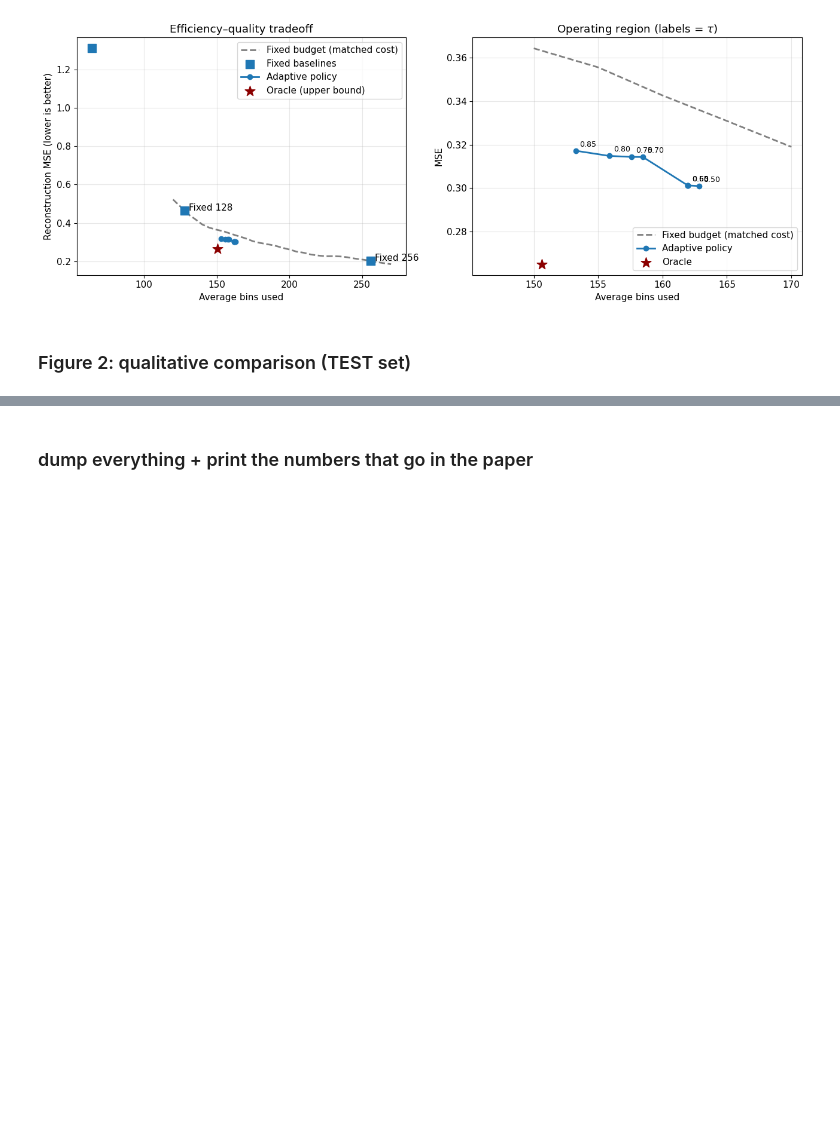
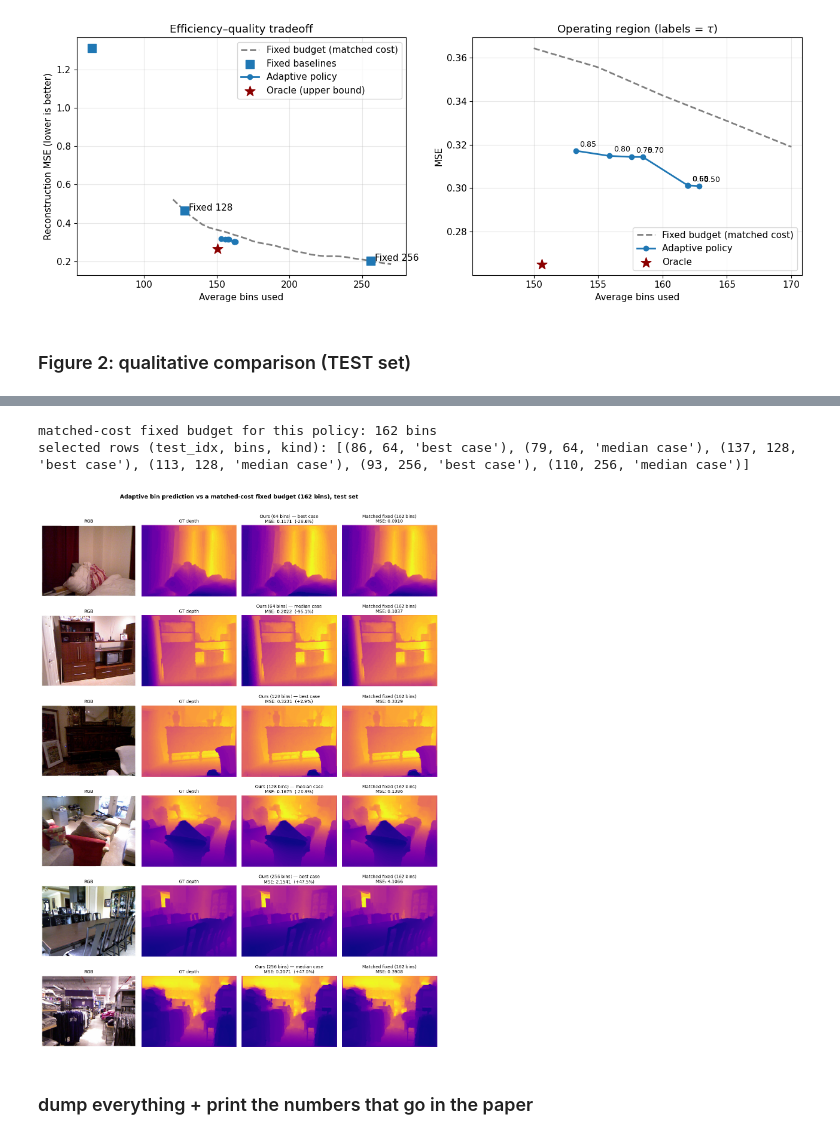
Before and after one commit to Series-Parallel/Machine_in_Deep_Learning, a Jupyter notebook: Bin_Budget_Prediction.ipynb, the cells around one changed output, grey strips where cells are left out. Saved outputs shown, nothing was run; the diff lists cells and outputs as text; code cells hidden in the pictures; blank space fills up the shorter version.

```diff
--- a/Bin_Budget_Prediction.ipynb
+++ b/Bin_Budget_Prediction.ipynb
@@ -919,3 +861,82 @@ selected rows (test_idx, bins): [(86, 64), (79, 64), (124, 128), (44, 128), (6,
+# %%
+# ---------------------------------------------------------------------------
+# CELL 16 (corrected) — qualitative figure vs the MATCHED-COST fixed budget
+#
+# The previous version compared each adaptive reconstruction against fixed-256.
+# That is the comparison Section 5.2 explicitly argues is not the right one:
+# a policy spending ~162 bins on average should be judged against a fixed
+# budget of ~162 bins. Comparing 64 bins to 256 bins loses by construction,
+# which is why every row of the old figure showed a negative delta.
+# ---------------------------------------------------------------------------
+chosen_all = apply_policy(test_probs, CHOSEN_TAU, tau_low=CHOSEN_TAU_LOW)
+MATCHED = int(round(float(np.mean(chosen_all))))      # 162 at tau = 0.65
+print(f"matched-cost fixed budget for this policy: {MATCHED} bins")
+
+# For each budget, pick a favourable case and a typical (median) case,
+# ranked by how the policy does against the MATCHED fixed budget.
+rows = []
+for target in [64, 128, 256]:
+    cands = [(pos, ti) for pos, (ti, b) in enumerate(zip(test_order, chosen_all))
+             if b == target]
+    if not cands:
+        print(f"  no test image assigned {target} bins")
+        continue
+
+    scored = []
+    for pos, ti in cands:
+        d = np.array(Image.open(test_depth_p[ti]))
+        ours    = mse(d, quantize_depth(d, target))
+        matched = mse(d, quantize_depth(d, MATCHED))
+        scored.append((ours - matched, ti, target))   # negative = we win
+    scored.sort(key=lambda x: x[0])
+
+    rows.append((scored[0][1], scored[0][2], "best case"))
+    if len(scored) > 2:
+        mid = scored[len(scored) // 2]
+        rows.append((mid[1], mid[2], "median case"))
+
+print("selected rows (test_idx, bins, kind):", rows)
+N_SHOW = len(rows)
+
+fig, axes = plt.subplots(N_SHOW, 4, figsize=(13, 3.0 * N_SHOW))
+if N_SHOW == 1:
+    axes = axes.reshape(1, -1)
+
+for row, (ti, bins_pred, kind) in enumerate(rows):
+    img   = Image.open(test_rgb[ti]).convert("RGB")
+    depth = np.array(Image.open(test_depth_p[ti]))
+
+    ours    = quantize_depth(depth, bins_pred)
+    matched = quantize_depth(depth, MATCHED)
+    ours_e, matched_e = mse(depth, ours), mse(depth, matched)
+    delta = 100 * (1 - ours_e / matched_e)            # positive = we win
+
+    panels = [
+        (img,     "RGB", None),
+        (depth,   "GT depth", "plasma"),
+        (ours,    f"Ours ({bins_pred} bins) — {kind}\nMSE: {ours_e:.4f}  ({delta:+.1f}%)", "plasma"),
+        (matched, f"Matched fixed ({MATCHED} bins)\nMSE: {matched_e:.4f}", "plasma"),
+    ]
+    for col, (im, title, cmap) in enumerate(panels):
+        axes[row, col].imshow(im, cmap=cmap)
+        axes[row, col].set_title(title, fontsize=10)
+        axes[row, col].axis("off")
+
+plt.suptitle(f"Adaptive bin prediction vs a matched-cost fixed budget "
+             f"({MATCHED} bins), test set",
+             fontsize=13, fontweight="bold", y=1.005)
+plt.tight_layout()
+plt.savefig(f"{OUTDIR}/fig2_qualitative.png", dpi=400, bbox_inches="tight")
+plt.savefig(f"{OUTDIR}/fig2_qualitative.pdf", bbox_inches="tight")
+plt.show()
+
+RESULTS["qualitative_rows"] = [
+    {"test_idx": int(ti), "bins": int(b), "kind": k} for ti, b, k in rows
+]
+# %% [output]
+matched-cost fixed budget for this policy: 162 bins
+selected rows (test_idx, bins, kind): [(86, 64, 'best case'), (79, 64, 'median case'), (137, 128, 'best case'), (113, 128, 'median case'), (93, 256, 'best case'), (110, 256, 'median case')]
+[figure, added]
 # %% [markdown]
 ### dump everything + print the numbers that go in the paper
 # %%
```
Also changed, not shown: parts of 5 cells of this notebook.
